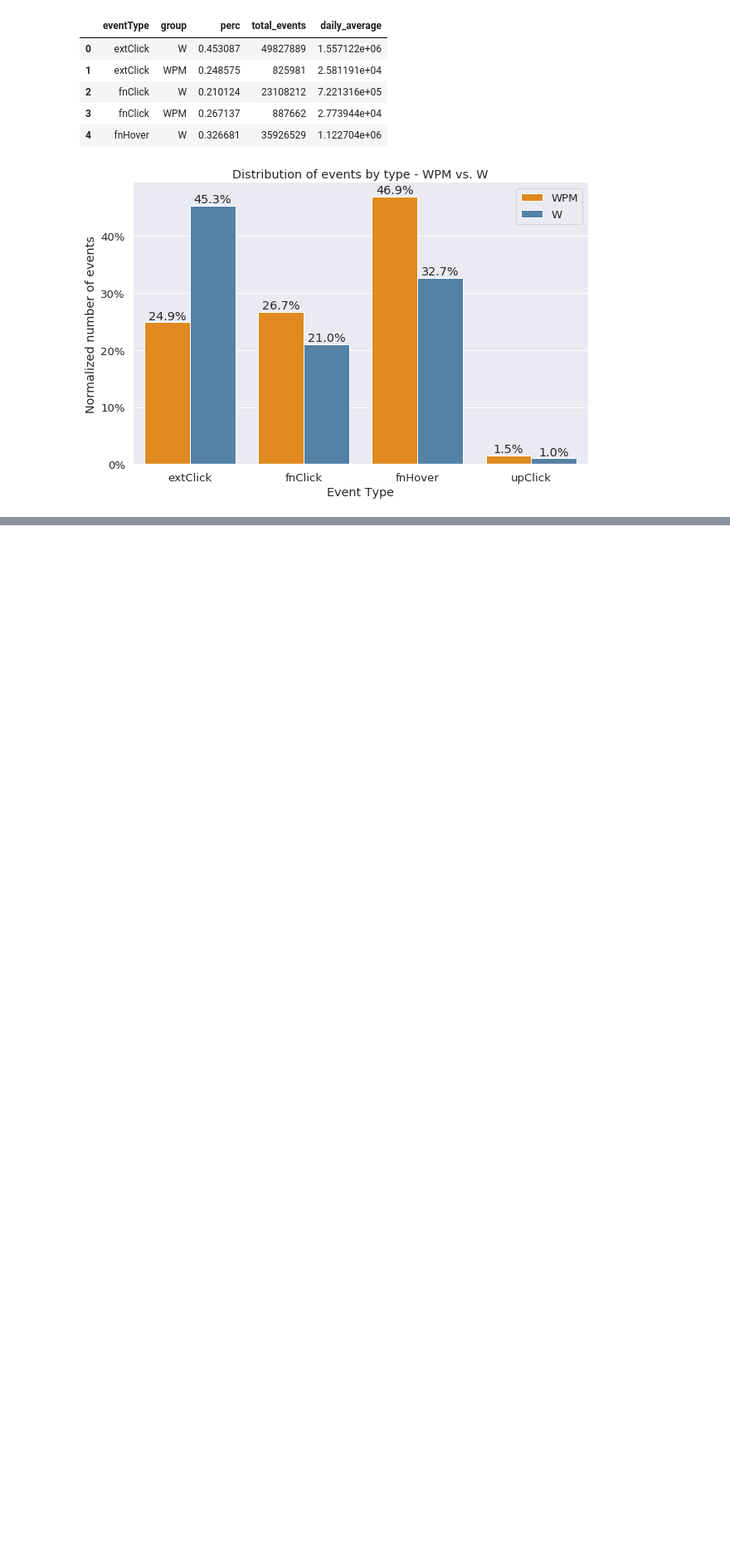
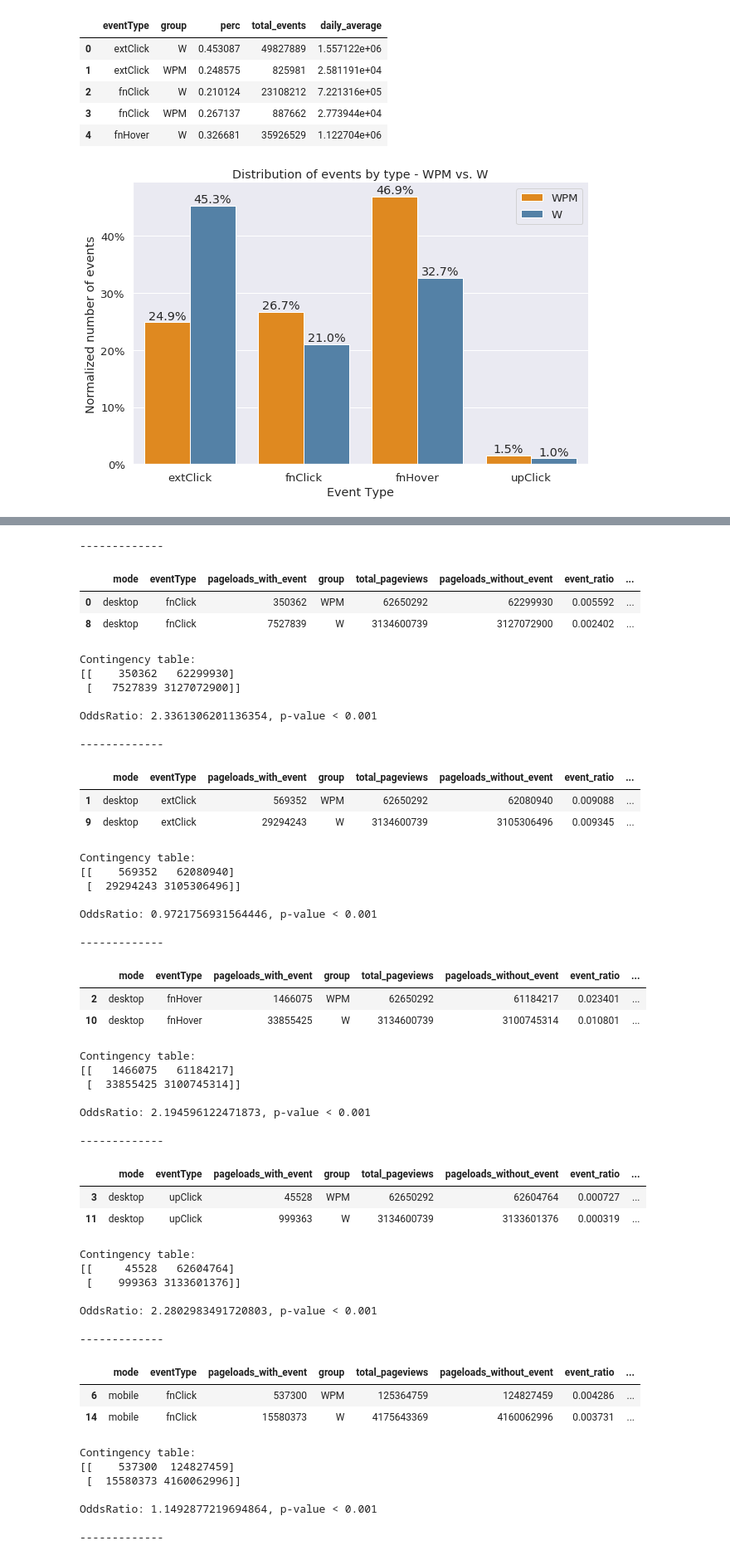
Before and after one commit to elifesciences-publications/wiki-citation-usage, a Jupyter notebook: notebooks/events--overview.ipynb, the cells around one changed output, grey strips where cells are left out. Shown at 83% size. Cells and saved outputs as stored; diff of their text form; code cells hidden in the pictures; blank space fills up the shorter version.

Commit message:
Statistical tests Fisher's Test

```diff
--- a/notebooks/events--overview.ipynb
+++ b/notebooks/events--overview.ipynb
@@ -351,0 +516,71 @@ plt.savefig("events_distribution.pdf")
+# %%
+from IPython.core import display as ICD
+import scipy
+
+for mode in events_summary['mode'].unique():
+    for eventType in events_summary['eventType'].unique():
+        print("\n-------------")
+        df = events_summary[(events_summary['mode']==mode)
+                       & (events_summary['group'].isin(["WPM", "W"]))
+                       & (events_summary['eventType']==eventType)]
+        ICD.display(df)
+        print("Contingency table:")
+        cm = df[['pageloads_with_event', 'pageloads_without_event']].as_matrix()
+        print(cm)
+        oddsratio, pvalue = scipy.stats.fisher_exact(cm)
+        if pvalue < 0.001:
+            print("\nOddsRatio: {}, p-value < 0.001".format(oddsratio))
+        else:
+            print("\nOddsRatio: {}, p-value = {}".format(oddsratio, pvalue))
+# %% [output]
+-------------
+|  | mode | eventType | pageloads_with_event | group | total_pageviews | pageloads_without_event | event_ratio | ... |
+| 0 | desktop | fnClick | 350362 | WPM | 62650292 | 62299930 | 0.005592 | ... |
+| 8 | desktop | fnClick | 7527839 | W | 3134600739 | 3127072900 | 0.002402 | ... |
+Contingency table:
+[[    350362   62299930]
+ [   7527839 3127072900]]
+
+OddsRatio: 2.3361306201136354, p-value < 0.001
+
+-------------
+|  | mode | eventType | pageloads_with_event | group | total_pageviews | pageloads_without_event | event_ratio | ... |
+| 1 | desktop | extClick | 569352 | WPM | 62650292 | 62080940 | 0.009088 | ... |
+| 9 | desktop | extClick | 29294243 | W | 3134600739 | 3105306496 | 0.009345 | ... |
+Contingency table:
+[[    569352   62080940]
+ [  29294243 3105306496]]
+
+OddsRatio: 0.9721756931564446, p-value < 0.001
+
+-------------
+|  | mode | eventType | pageloads_with_event | group | total_pageviews | pageloads_without_event | event_ratio | ... |
+| 2 | desktop | fnHover | 1466075 | WPM | 62650292 | 61184217 | 0.023401 | ... |
+| 10 | desktop | fnHover | 33855425 | W | 3134600739 | 3100745314 | 0.010801 | ... |
+Contingency table:
+[[   1466075   61184217]
+ [  33855425 3100745314]]
+
+OddsRatio: 2.194596122471873, p-value < 0.001
+
+-------------
+|  | mode | eventType | pageloads_with_event | group | total_pageviews | pageloads_without_event | event_ratio | ... |
+| 3 | desktop | upClick | 45528 | WPM | 62650292 | 62604764 | 0.000727 | ... |
+| 11 | desktop | upClick | 999363 | W | 3134600739 | 3133601376 | 0.000319 | ... |
+Contingency table:
+[[     45528   62604764]
+ [    999363 3133601376]]
+
+OddsRatio: 2.2802983491720803, p-value < 0.001
+
+-------------
+|  | mode | eventType | pageloads_with_event | group | total_pageviews | pageloads_without_event | event_ratio | ... |
+| 6 | mobile | fnClick | 537300 | WPM | 125364759 | 124827459 | 0.004286 | ... |
+| 14 | mobile | fnClick | 15580373 | W | 4175643369 | 4160062996 | 0.003731 | ... |
+Contingency table:
+[[    537300  124827459]
+ [  15580373 4160062996]]
+
+OddsRatio: 1.1492877219694864, p-value < 0.001
+
+-------------
```
Also changed, not shown: parts of 11 cells of this notebook, 3 other files.
